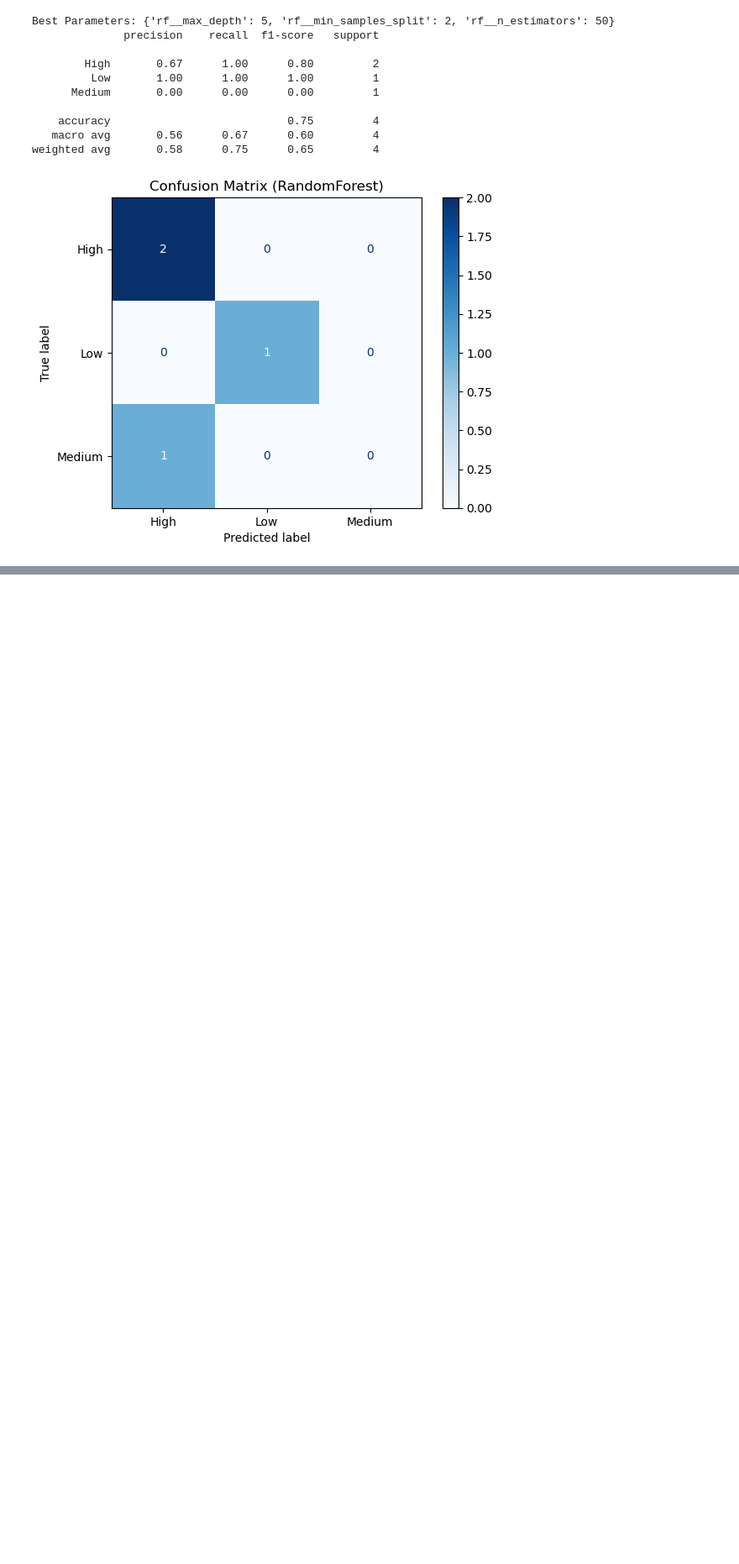
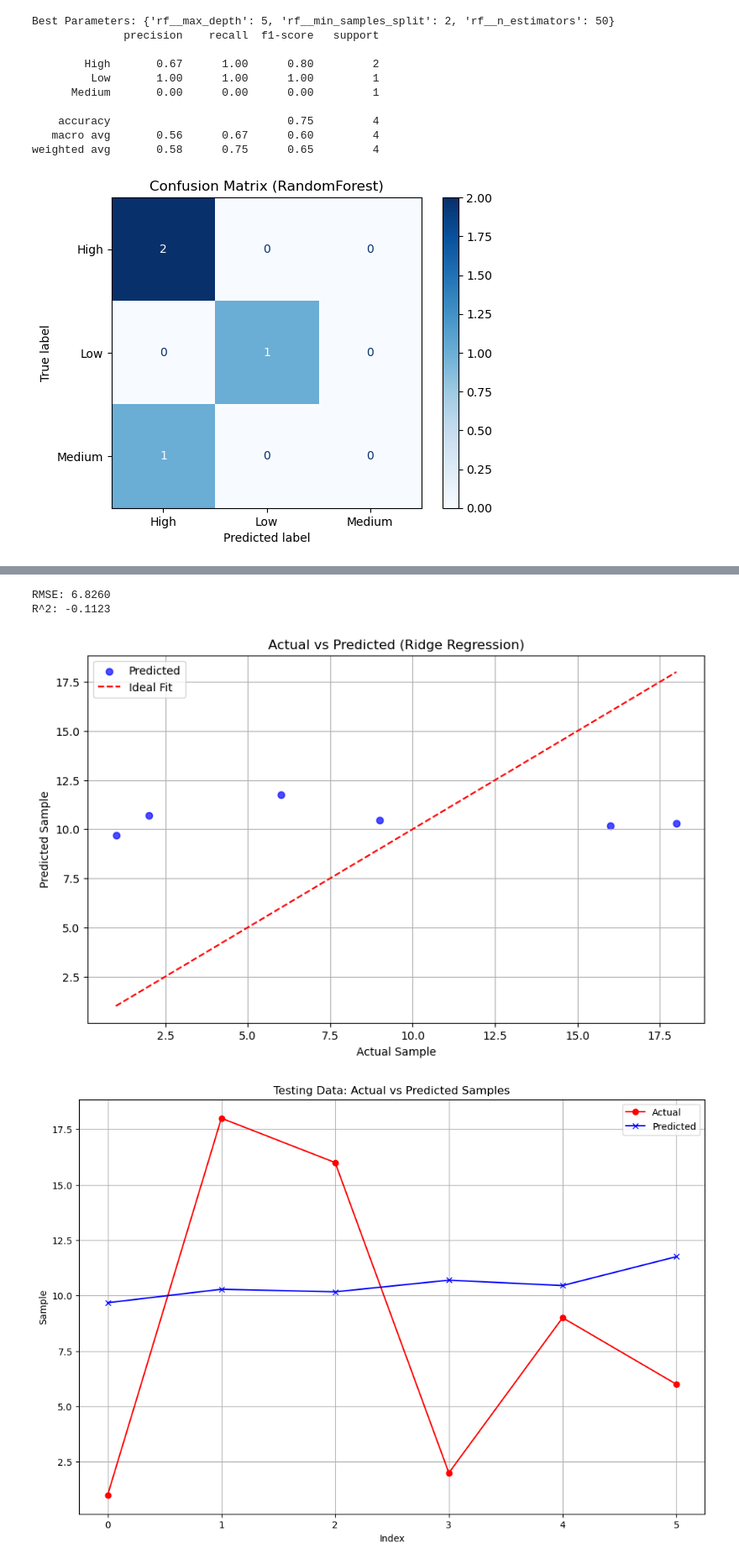
Before and after one commit to darkghost688/6360finalpfoject, a Jupyter notebook: nifH.ipynb, the cells around one changed output, grey strips where cells are left out. Shown at 84% size. Cells and saved outputs as stored; diff of their text form; code cells hidden in the pictures; blank space fills up the shorter version.

```diff
--- a/nifH.ipynb
+++ b/nifH.ipynb
@@ -453,0 +473,57 @@ weighted avg       0.58      0.75      0.65         4
+# %%
+import pandas as pd
+import numpy as np
+import matplotlib.pyplot as plt
+from sklearn.linear_model import Ridge
+from sklearn.model_selection import train_test_split
+from sklearn.metrics import mean_squared_error, r2_score
+
+# 特征和目标
+X = df.drop(columns=['Sample'])
+y = df['Sample']
+
+# 划分训练集和测试集
+X_train, X_test, y_train, y_test = train_test_split(X, y, test_size=0.3, random_state=42)
+# test size 0.2：就是剩余80%训练，20参加测试
+
+# 模型初始化
+ridge = Ridge(alpha=500)  # 使用 alpha=500
+ridge.fit(X_train, y_train)
+
+# 预测
+y_pred = ridge.predict(X_test)
+
+# 计算 RMSE 和 R^2
+mse = mean_squared_error(y_test, y_pred)
+rmse = np.sqrt(mse)
+r2 = r2_score(y_test, y_pred)
+
+print(f"RMSE: {rmse:.4f}")
+print(f"R^2: {r2:.4f}")
+
+# 绘制实际值与预测值的散点图
+plt.figure(figsize=(10, 6))
+plt.scatter(y_test, y_pred, alpha=0.7, color='b', label='Predicted')
+plt.plot([y_test.min(), y_test.max()], [y_test.min(), y_test.max()], 'r--', label='Ideal Fit')
+plt.title('Actual vs Predicted (Ridge Regression)')
+plt.xlabel('Actual Sample')
+plt.ylabel('Predicted Sample')
+plt.legend()
+plt.grid()
+plt.show()
+
+# 折线图：实际值与预测值
+plt.figure(figsize=(12, 8))
+plt.plot(range(len(y_test)), y_test, label='Actual', color='red', marker='o')
+plt.plot(range(len(y_pred)), y_pred, label='Predicted', color='blue', marker='x')
+plt.title('Testing Data: Actual vs Predicted Samples')
+plt.xlabel('Index')
+plt.ylabel('Sample')
+plt.legend()
+plt.grid()
+plt.show()
+# %% [output]
+RMSE: 6.8260
+R^2: -0.1123
+[figure, added]
+[figure, added]
```
Also changed, not shown: parts of 23 cells of this notebook, 2 other files.
